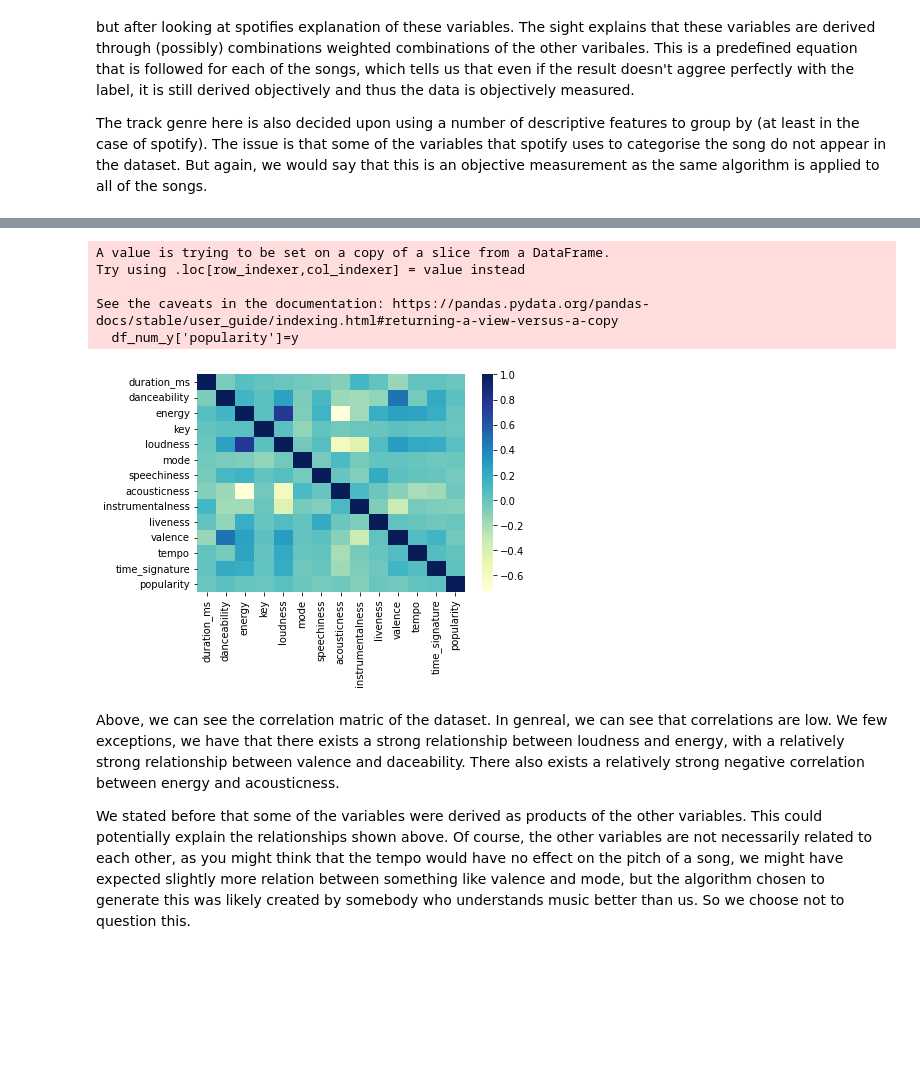
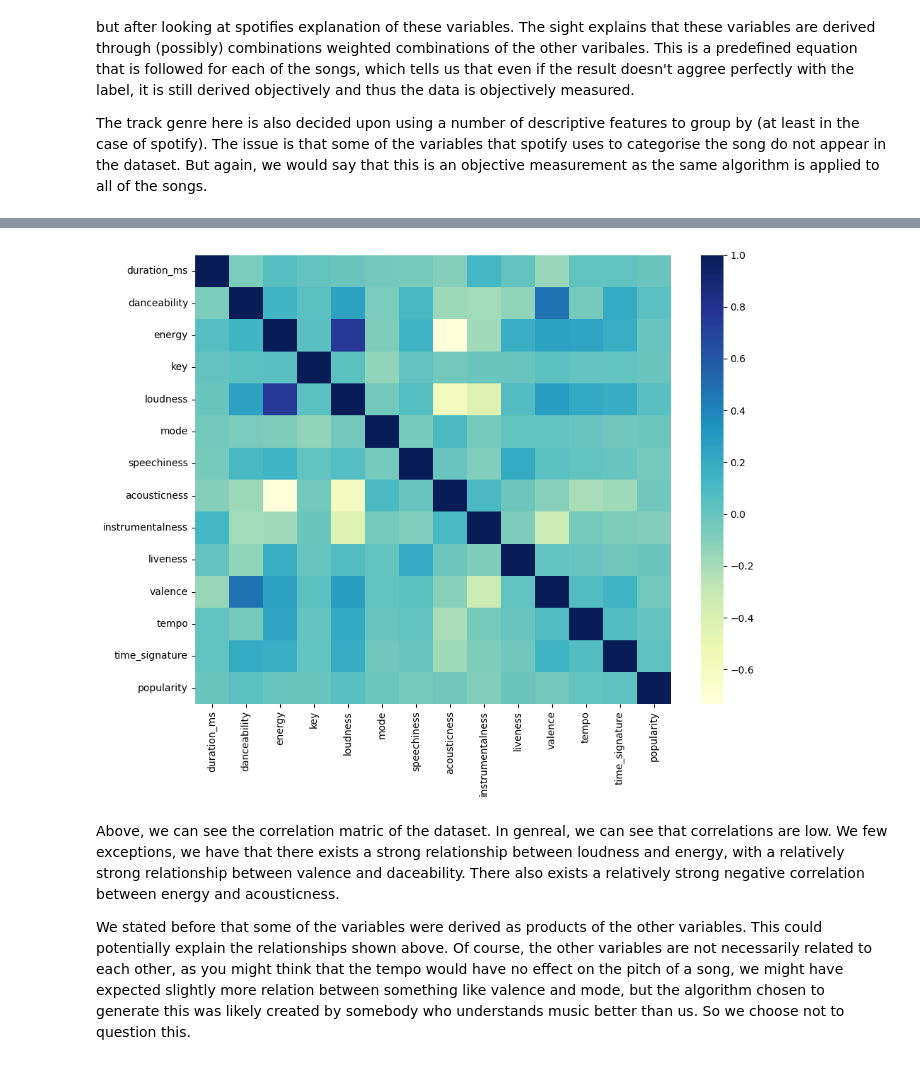
Before and after one commit to giacolle6/770271, a Jupyter notebook: main.ipynb, the cells around one changed output, grey strips where cells are left out. Cells and saved outputs as stored; diff of their text form; code cells hidden in the pictures; blank space fills up the shorter version.

```diff
--- a/main.ipynb
+++ b/main.ipynb
@@ -3,9 +3,8 @@ import numpy as np
 import pandas as pd
 import matplotlib.pyplot as plt
 import seaborn as sns
-
-path= "C:\\Users\\hp\\Desktop\\"
-df= pd.read_csv(path + "popularity_score_dataset.csv")
+url = "https://raw.githubusercontent.com/giacolle6/770271/e47b670e07d4e8d66c6a187e7ebb5c0ae7754e7d/popularity_score_dataset.csv"
+df = pd.read_csv(url)
 # %%
 #Check for null values.
 
@@ -156,20 +155,27 @@ df_num.describe()
 # %%
 # Looking at the correlation between the numerical features of the dataset:
 
+# Looking at the correlation between the numerical features of the dataset:
 from pandas.plotting import scatter_matrix
 
-df_num_y=df_num
-df_num_y['popularity']=y
-corr_mat= df_num_y.corr()
+df_num_y = df_num.copy()  # Create a copy of df_num
+df_num_y.loc[:, 'popularity'] = y  # Use .loc to assign values to the 'popularity' column
+
+corr_mat = df_num_y.corr()
 
 dataplot = sns.heatmap(corr_mat, cmap="YlGnBu")
+
+# Resize the figure to fit the labels
+fig = dataplot.get_figure()
+fig.set_size_inches(10, 8)  # Adjust the size as per your requirements
+
+# Adjust the layout to prevent labels from being cut off
+plt.tight_layout()
+
+# Save the heatmap as a high-definition image file
+fig.savefig("heatmap.png", dpi=300)
 # %% [output]
-A value is trying to be set on a copy of a slice from a DataFrame.
-Try using .loc[row_indexer,col_indexer] = value instead
-
-See the caveats in the documentation: https://pandas.pydata.org/pandas-docs/stable/user_guide/indexing.html#returning-a-view-versus-a-copy
-  df_num_y['popularity']=y
-[figure, old version]
+[figure, new version]
 # %% [markdown]
 Above, we can see the correlation matric of the dataset. In genreal, we can see that correlations are low. We few exceptions, we have that there exists a strong relationship between loudness and energy, with a relatively strong relationship between valence and daceability. There also exists a relatively strong negative correlation between energy and acousticness.
 
```
Also changed, not shown: parts of 23 cells of this notebook.
